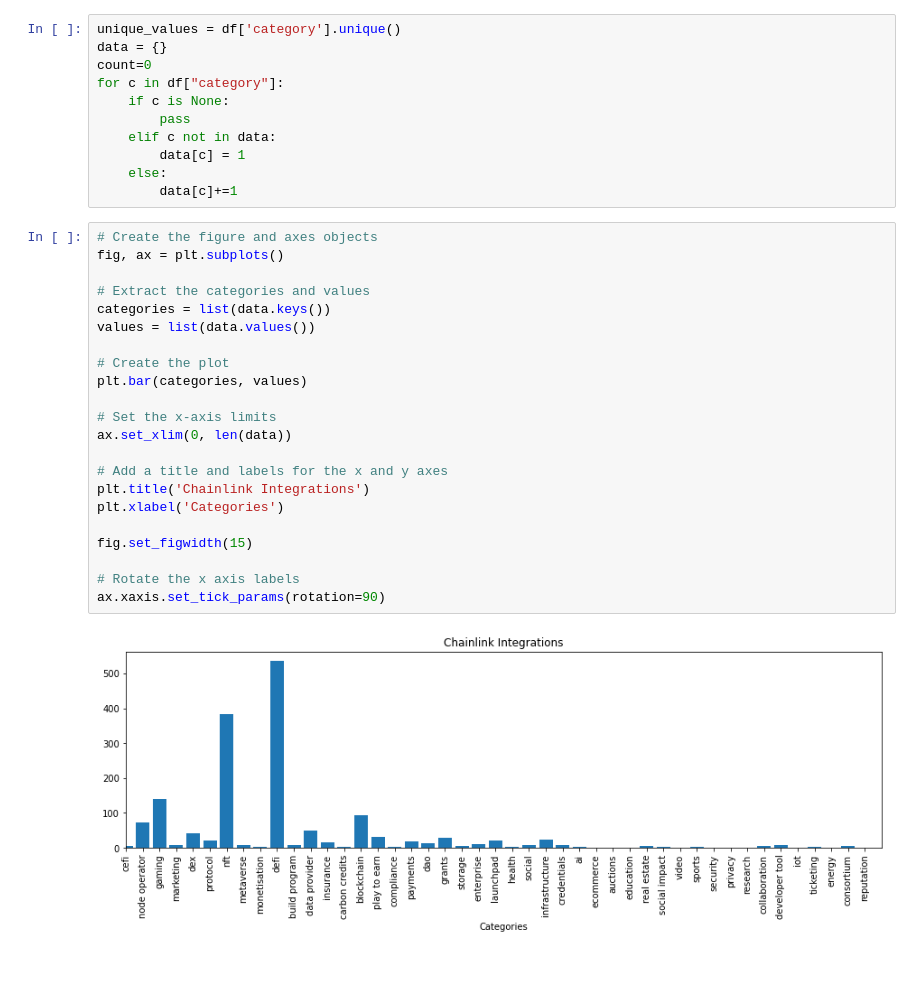
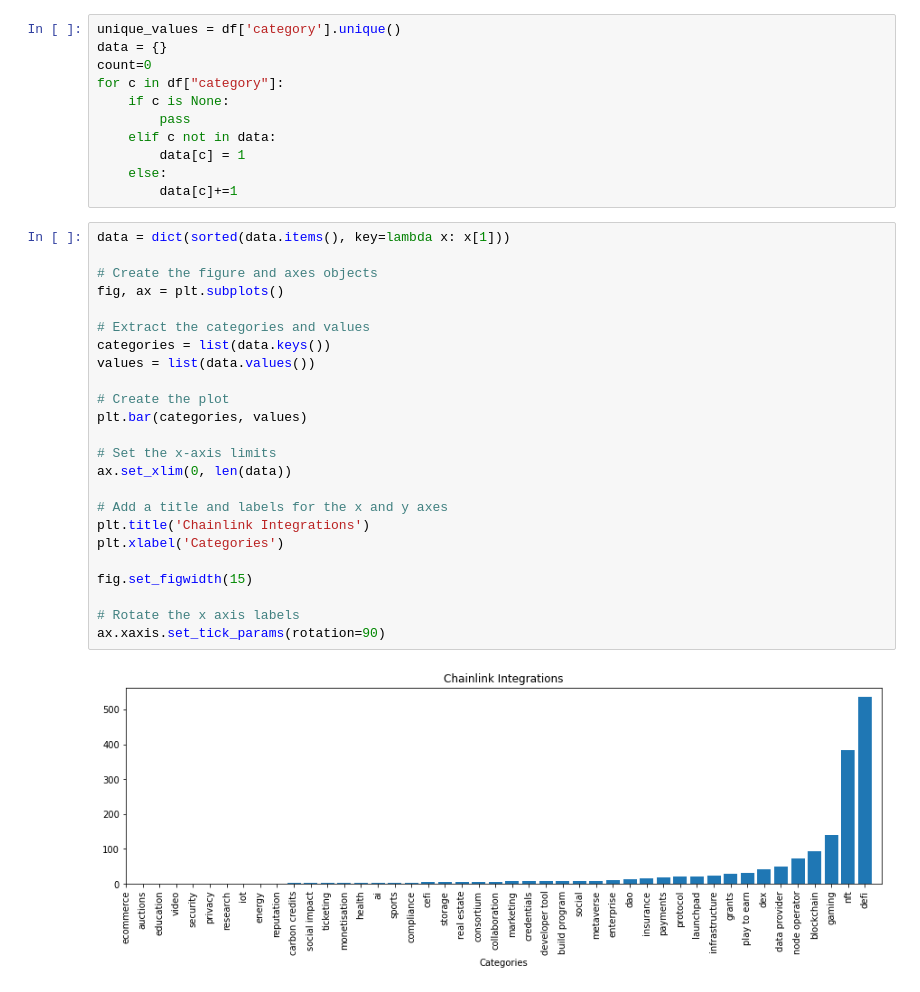
Before and after one commit to huey-nibiru/chainlink-analysis, a Jupyter notebook: link_stats.ipynb, the cells around one changed output. Saved outputs shown, nothing was run; the diff lists cells and outputs as text.

```diff
--- a/link_stats.ipynb
+++ b/link_stats.ipynb
@@ -79,26 +79,28 @@ for c in df["category"]:
     else:
         data[c]+=1
 # %%
+data = dict(sorted(data.items(), key=lambda x: x[1]))
+
 # Create the figure and axes objects
 fig, ax = plt.subplots()
 
 # Extract the categories and values
 categories = list(data.keys())
 values = list(data.values())
 
 # Create the plot
 plt.bar(categories, values)
 
 # Set the x-axis limits
 ax.set_xlim(0, len(data))
 
 # Add a title and labels for the x and y axes
 plt.title('Chainlink Integrations')
 plt.xlabel('Categories')
 
 fig.set_figwidth(15)
 
 # Rotate the x axis labels
 ax.xaxis.set_tick_params(rotation=90)
 # %% [output]
-[figure, old version]
+[figure, new version]
```
